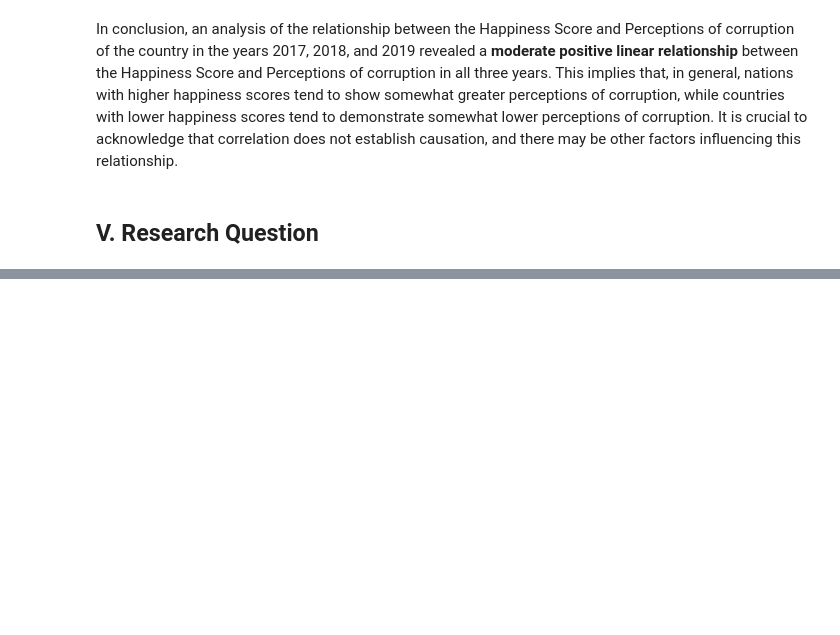
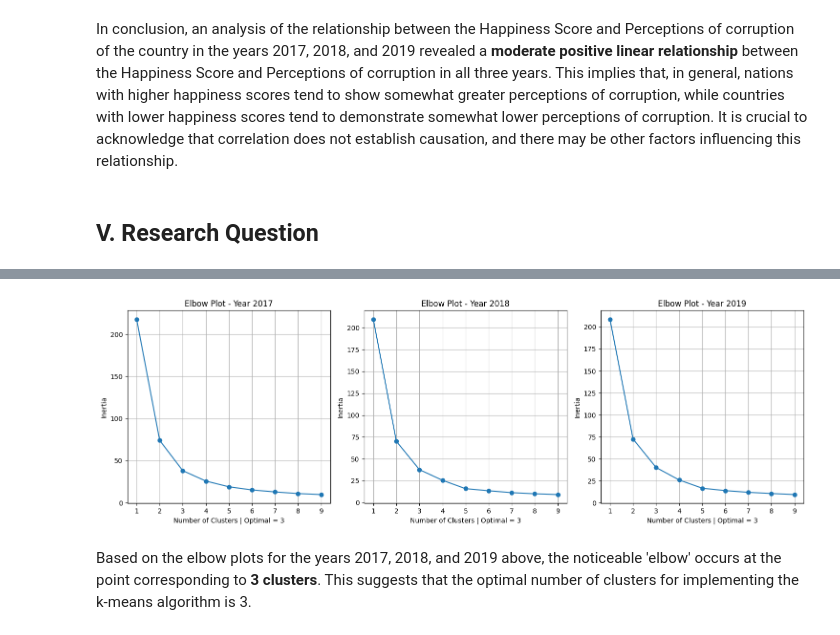
Before and after one commit to gwnrocs/CSMODEL-GlobalHappiness, a Jupyter notebook: CSMODEL-MCO-Phase-1.ipynb, the cells around one changed output, grey strips where cells are left out. Drawn from its saved outputs; the diff is of its cells as text; code cells hidden in the pictures; blank space fills up the shorter version.

```diff
--- a/CSMODEL-MCO-Phase-1.ipynb
+++ b/CSMODEL-MCO-Phase-1.ipynb
@@ -1300,0 +1357,22 @@ The question also falls within the scope of the dataset since it was formulated
+# %%
+max_clusters = 10
+plt.figure(figsize=(15, 5))
+
+# Plot for 2017
+plt.subplot(1, 3, 1)
+optimise_k_means(happiness17_df,max_clusters, 2017)
+
+# Plot for 2018
+plt.subplot(1, 3, 2)
+optimise_k_means(happiness18_df,max_clusters, 2018)
+
+# Plot for 2019
+plt.subplot(1, 3, 3)
+optimise_k_means(happiness19_df,max_clusters, 2019)
+
+plt.tight_layout()
+plt.show()
+# %% [output]
+[figure, added]
+# %% [markdown]
+Based on the elbow plots for the years 2017, 2018, and 2019 above, the noticeable 'elbow' occurs at the point corresponding to **3 clusters**. This suggests that the optimal number of clusters for implementing the k-means algorithm is 3.
```
Also changed, not shown: parts of 23 cells of this notebook.
